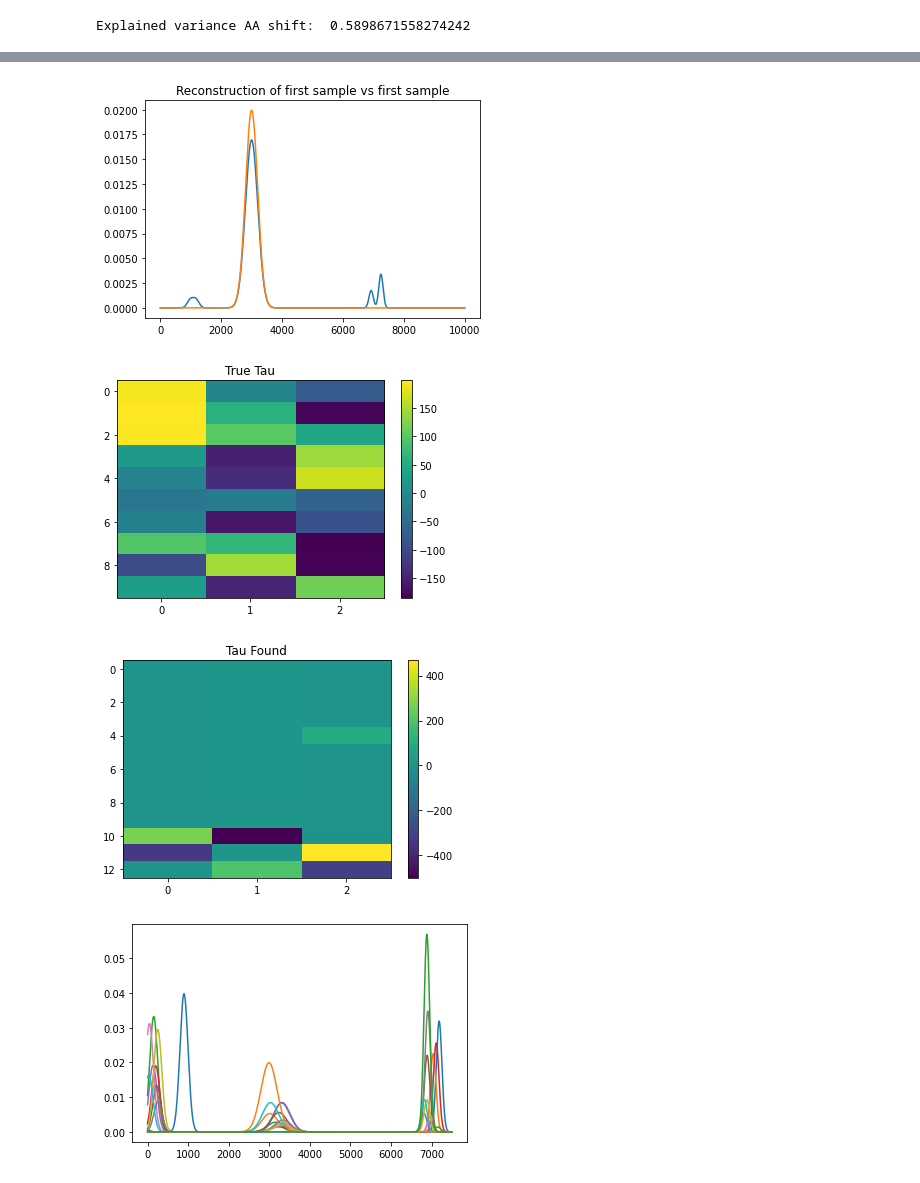
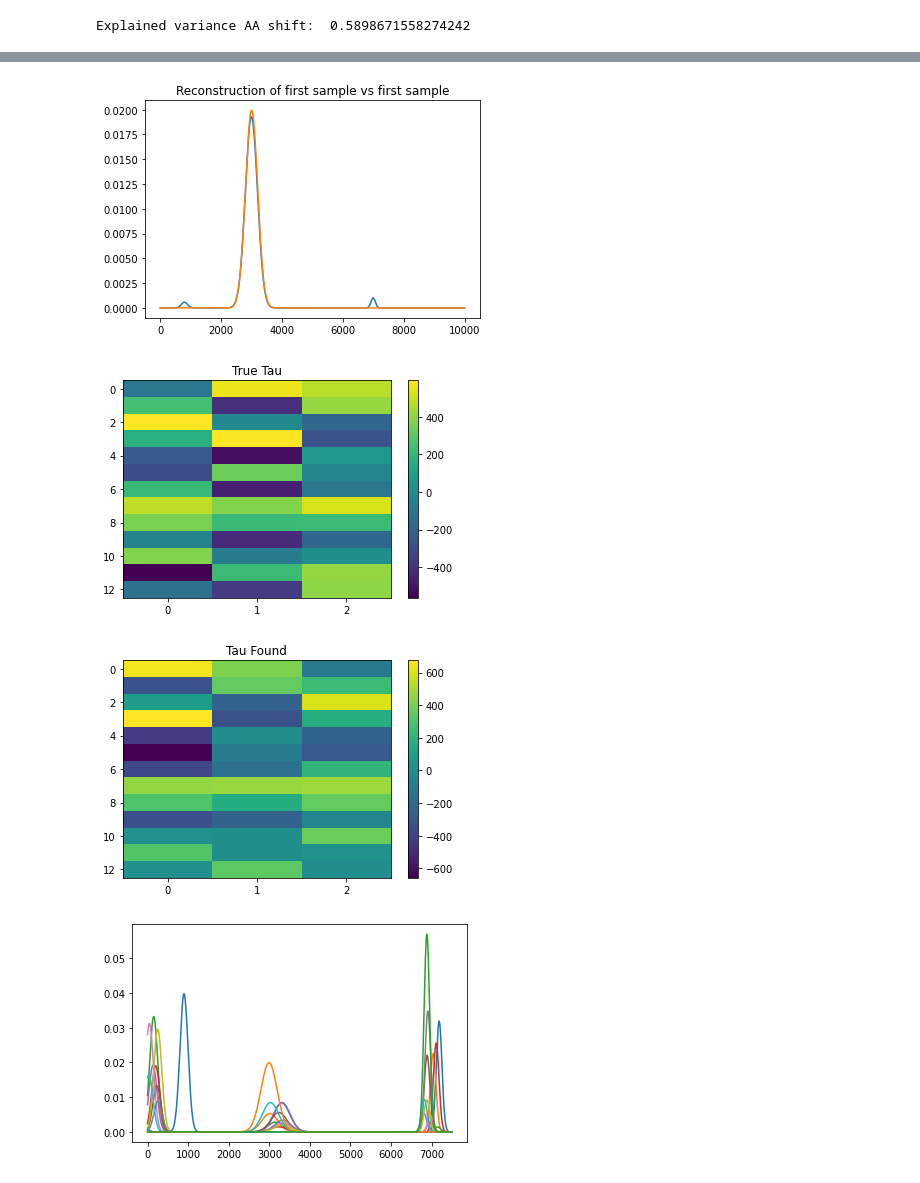
Before and after one commit to AlexanderVoldby/02466Fagprojekt2023, a Jupyter notebook: test_with_shift.ipynb, the cells around one changed output, grey strips where cells are left out. Drawn from its saved outputs; the diff is of its cells as text; code cells hidden in the pictures.

Commit message:
Added threshold to shiftAA to prevent overly large tau values

```diff
--- a/test_with_shift.ipynb
+++ b/test_with_shift.ipynb
@@ -20,7 +20,7 @@ t0 = 10    # The half-time interval we look at
 t = np.arange(-t0, t0, 1/Fs)  # the time samples
 f = np.arange(-Fs/2, Fs/2, Fs/len(t))  # the corresponding frequency samples
 
-shift = 200
+shift = 600
 
 def gauss(mu, s, time):
     return 1/(s*np.sqrt(2*np.pi))*np.exp(-1/2*((time-mu)/s)**2)
@@ -88,5 +88,8 @@ ax.set_xticks(np.arange(0, 3, 1))
 plt.colorbar()
 plt.title("Tau")
 plt.show()
+
+
+print("Tau Norm: ", np.linalg.norm(tau))
 # %% [output]
 [figure]
@@ -301,7 +343,7 @@ print("Explained variance AA shift: ", expl_var(recon_shift, X_clean))
 [figure]
 Explained variance AA shift:  0.5898671558274242
 # %%
-AA = torchShiftAADisc(X_clean, 3, lr=0.3, patience=5, alpha=1e-5, factor=0.999, fs_init=True)
+AA = torchShiftAADisc(X, 3, lr=0.3, patience=5, alpha=1e-5, factor=0.999, fs_init=True)
 # AA.C_tilde = C_init
 # AA.C_tilde = torch.nn.Parameter(AA.C_tilde, requires_grad=True)
 
@@ -311,5 +353,5 @@ AA = torchShiftAADisc(X_clean, 3, lr=0.3, patience=5, alpha=1e-5, factor=0.999,
 
 # AA.tau_tilde = torch.nn.Parameter(torch.tensor(tau, dtype=torch.float32), requires_grad=True)
 
-C, S, tau_AA_shift = AA.fit(verbose=True, max_iter=500)
+C, S, tau_AA_shift = AA.fit(verbose=True, max_iter=1500, tau_thres=1e-5)
 # %% [output]
@@ -368,26 +410,26 @@ plt.plot(X_clean[11])
 plt.title("Reconstruction of first sample vs first sample")
 plt.show()
 # %% [output]
-[figure, old version]
+[figure, new version]
 # %%
 # plt.figure()
-plt.imshow(tau[:10], aspect='auto', interpolation="none")
+plt.imshow(tau[:13], aspect='auto', interpolation="none")
 ax = plt.gca()
 ax.set_xticks(np.arange(0, 3, 1))
 plt.colorbar()
 plt.title("True Tau")
 plt.show()
 
 plt.figure()
 plt.imshow(tau_AA_shift[:13], aspect='auto', interpolation="none")
 ax = plt.gca()
 ax.set_xticks(np.arange(0, 3, 1))
 plt.colorbar()
 plt.title("Tau Found")
 plt.show()
 # %% [output]
-[figure, old version]
+[figure, new version]
-[figure, old version]
+[figure, new version]
 # %%
 def AA_recon(S_aa, C_aa, X_dat, tau_found):
     N, M = X_dat.shape
```
Also changed, not shown: parts of 9 cells of this notebook, 1 other file.
